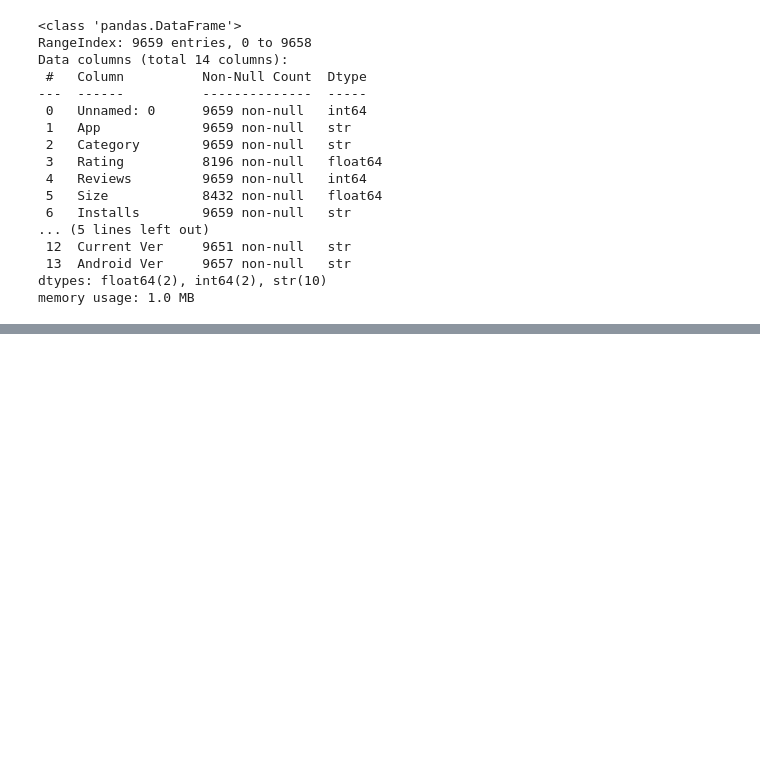
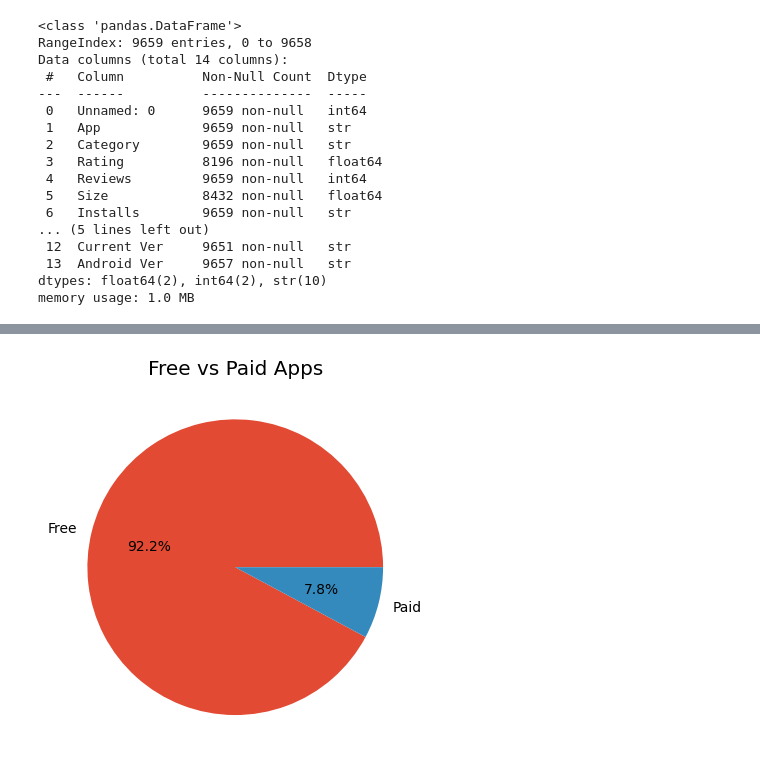
Before and after one commit to bhanuprakash45371-ai/Google_Playstore, a Jupyter notebook: Google_Play_Store_Analysis.ipynb, the cells around one changed output, grey strips where cells are left out. Saved outputs shown, nothing was run; the diff lists cells and outputs as text; code cells hidden in the pictures; blank space fills up the shorter version.

```diff
--- a/Google_Play_Store_Analysis.ipynb
+++ b/Google_Play_Store_Analysis.ipynb
@@ -31,7 +41,3 @@ Data columns (total 14 columns):
  13  Android Ver     9657 non-null   str
 dtypes: float64(2), int64(2), str(10)
 memory usage: 1.0 MB
-# %%
-df.dropna(inplace=True)
-
-print(df.isnull().sum())
@@ -164,0 +149,11 @@ Dataset saved successfully!
+# %%
+df['Type'].value_counts().plot(
+    kind='pie',
+    autopct='%1.1f%%'
+)
+
+plt.title("Free vs Paid Apps")
+
+plt.show()
+# %% [output]
+[figure, added]
```
Also changed, not shown: parts of 48 cells of this notebook.
